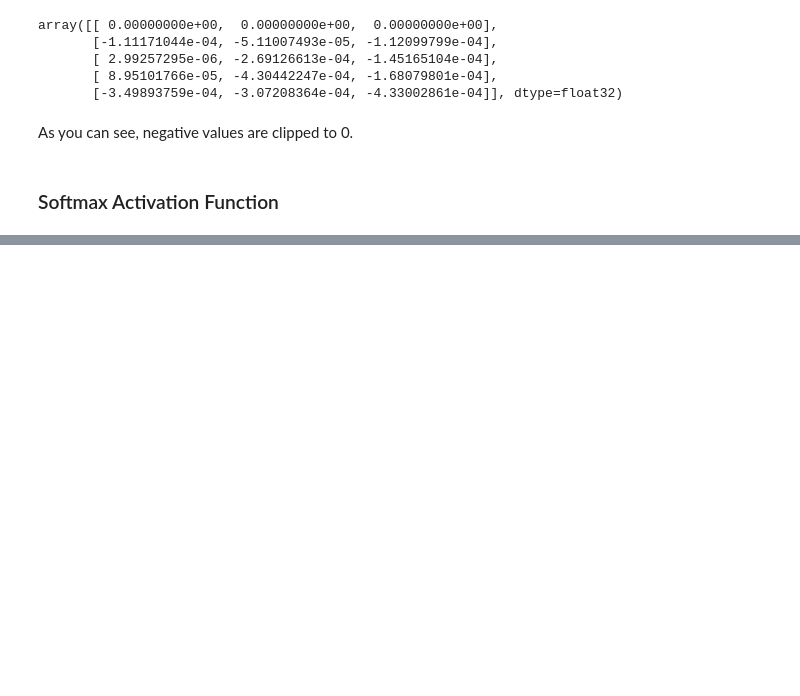
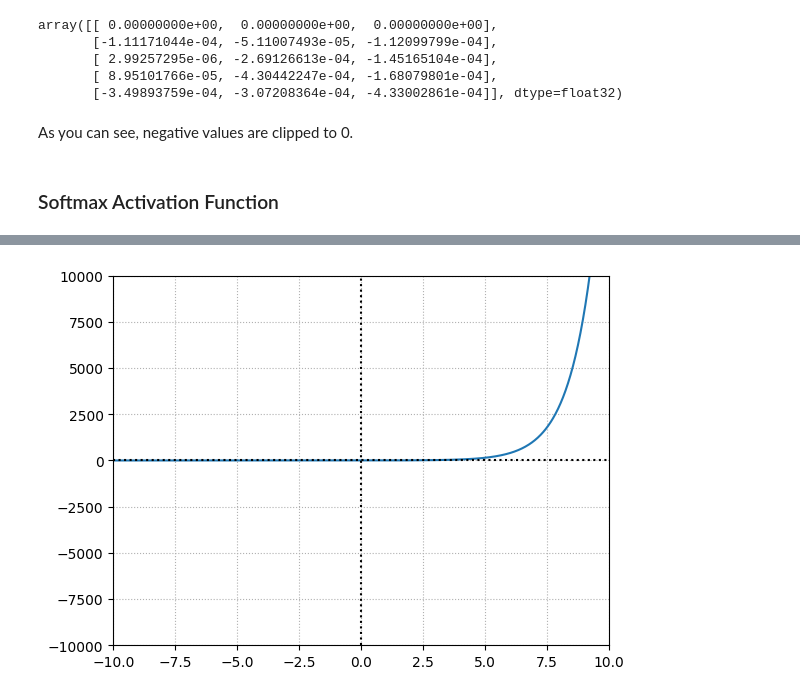
Before and after one commit to deva-k/dev-analytics, a Jupyter notebook: book/deep_learning.ipynb, the cells around one changed output, grey strips where cells are left out. Saved outputs shown, nothing was run; the diff lists cells and outputs as text; code cells hidden in the pictures; blank space fills up the shorter version.

```diff
--- a/book/deep_learning.ipynb
+++ b/book/deep_learning.ipynb
@@ -1079,0 +1107,13 @@ As you can see, negative values are clipped to 0.
+# %%
+x = np.linspace(-10,10,1000)
+y = np.exp(x)
+plt.plot(x,y)
+
+plt.grid(True,ls=':')
+plt.axvline(x=0,color="k",ls=":")
+plt.axhline(y=0,color="k",ls=":")
+plt.grid(True)
+plt.axis([-10,10,-10000,10000])
+plt.show()
+# %% [output]
+[figure, added]
```
Also changed, not shown: parts of 10 cells of this notebook, 2 other files.
